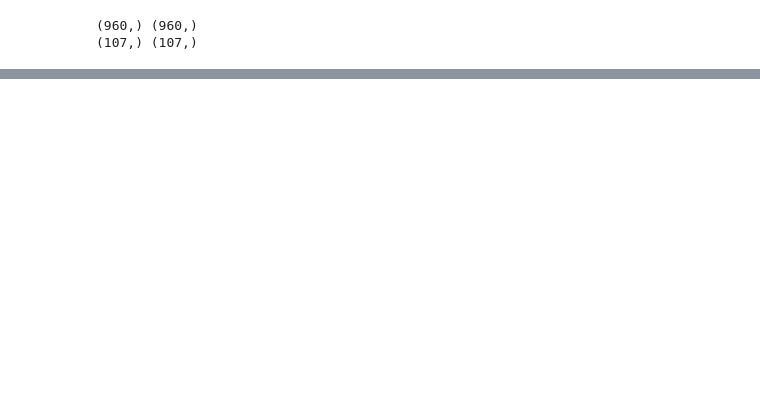
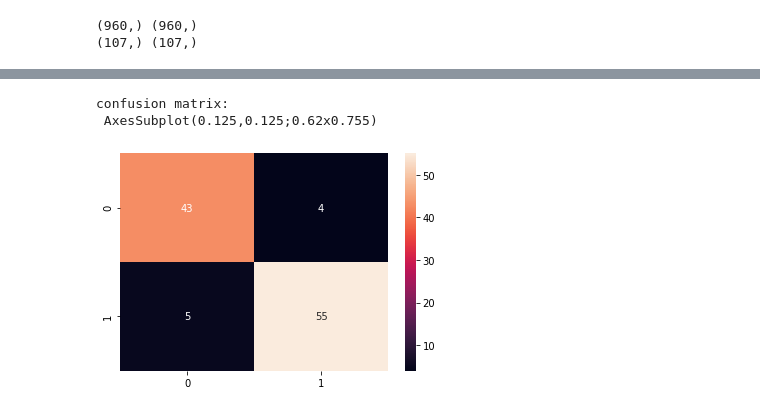
Before and after one commit to laxmikantbpandhare/CMPE257-Detect-Covid19-Misinformation, a Jupyter notebook: Covid-Information-Binary-Classification.ipynb, the cells around one changed output, grey strips where cells are left out. Drawn from its saved outputs; the diff is of its cells as text; code cells hidden in the pictures; blank space fills up the shorter version.

Commit message:
Random forest classifier with 92% accuracy

```diff
--- a/Covid-Information-Binary-Classification.ipynb
+++ b/Covid-Information-Binary-Classification.ipynb
@@ -418,0 +417,12 @@ ValueError: in user code:
+# %%
+# Create base model to tune
+rf = RandomForestClassifier(oob_score=True)
+# Create random search model and fit the data
+rf_random = RandomizedSearchCV(
+                        estimator = rf,
+                        param_distributions = random_grid,
+                        n_iter = 100, cv = 3,
+                        verbose=2, random_state=42,
+                        scoring='roc_auc')
+rf_random.fit(tfidf_train, y_train)
+rf_random.best_params_
@@ -418,0 +637,11 @@ ValueError: in user code:
+# %%
+classifier = RandomForestClassifier(n_estimators = 479,
+     min_samples_split = 2,
+     min_samples_leaf= 1,
+     max_leaf_nodes= 43,
+     max_features= 'auto',
+     criterion = 'gini',
+     max_depth= None,
+     bootstrap = True)
+# %%
+classifier.fit(tfidf_train, y_train)
@@ -418,0 +650,3 @@ ValueError: in user code:
+# %%
+y_pred_RF = classifier.predict(tfidf_test)
+y_pred_RF[4]
@@ -418,0 +682,9 @@ ValueError: in user code:
+# %%
+cm = confusion_matrix(y_test, y_pred_RF)
+import seaborn as sns
+
+print("confusion matrix: \n", sns.heatmap(cm, annot = True))
+# %% [output]
+confusion matrix:
+ AxesSubplot(0.125,0.125;0.62x0.755)
+[figure, added]
```
Also changed, not shown: parts of 26 cells of this notebook.
